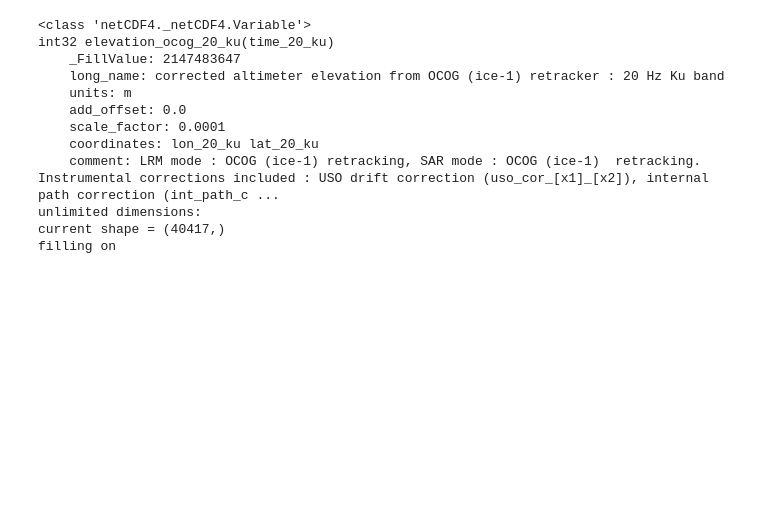
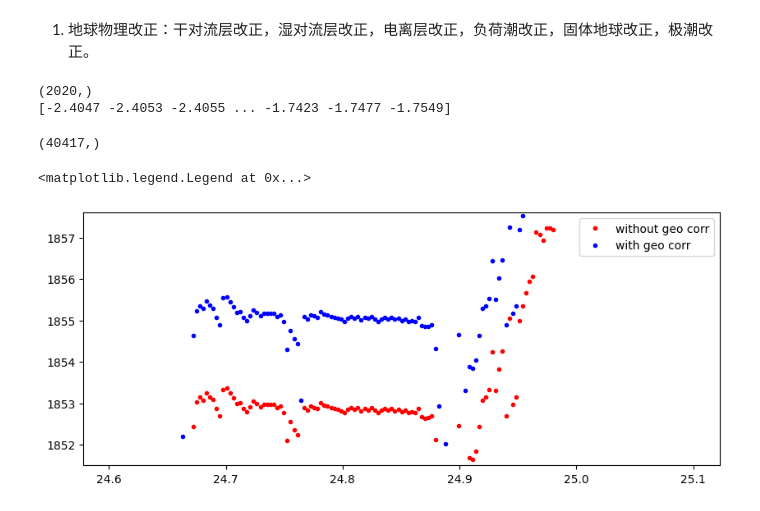
Before and after one commit to xinluo2018/satellite-altimetry-course, a Jupyter notebook: 第3章-星载雷达测高应用-12学时/Untitled0.ipynb, the cells around one changed output. Saved outputs shown, nothing was run; the diff lists cells and outputs as text; code cells hidden in the pictures; blank space fills up the shorter version.

```diff
--- a/第3章-星载雷达测高应用-12学时/Untitled0.ipynb
+++ b/第3章-星载雷达测高应用-12学时/Untitled0.ipynb
@@ -107,15 +84,19 @@ Text(0.5, 1.0, 'sentinel-3 data')
-# %%
-s3l2['elevation_ocog_20_ku']
-# %% [output]
-<class 'netCDF4._netCDF4.Variable'>
-int32 elevation_ocog_20_ku(time_20_ku)
-    _FillValue: 2147483647
-    long_name: corrected altimeter elevation from OCOG (ice-1) retracker : 20 Hz Ku band
-    units: m
-    add_offset: 0.0
-    scale_factor: 0.0001
-    coordinates: lon_20_ku lat_20_ku
-    comment: LRM mode : OCOG (ice-1) retracking, SAR mode : OCOG (ice-1)  retracking. Instrumental corrections included : USO drift correction (uso_cor_[x1]_[x2]), internal path correction (int_path_c ...
-unlimited dimensions:
-current shape = (40417,)
-filling on
+# %% [markdown]
+1. 地球物理改正：干对流层改正，湿对流层改正，电离层改正，负荷潮改正，固体地球改正，极潮改正。
+# %%
+geo_corr_01hz = ['mod_dry_tropo_cor_meas_altitude_01',
+        'mod_wet_tropo_cor_meas_altitude_01',
+        'iono_cor_gim_01_ku',
+        'load_tide_sol1_01',
+        'solid_earth_tide_01',
+        'pole_tide_01']
+
+cor_01hz = 0
+for cor_01hz_name in geo_corr_01hz:
+    cor_01hz += s3l2[cor_01hz_name][:]
+
+print(cor_01hz.shape)
+print(cor_01hz)
+# %% [output]
+(2020,)
+[-2.4047 -2.4053 -2.4055 ... -1.7423 -1.7477 -1.7549]
@@ -122 +107,37 @@ filling on
+# %%
+def hz01_hz20(data_01hz, time_01hz, time_20hz):
+    time_20hz_ = np.expand_dims(time_20hz, axis=1)
+    dif_time = abs(time_20hz_-time_01hz)
+    ind_min = dif_time.argmin(axis=1)
+    data_20hz=data_01hz[ind_min]
+    return data_20hz
+# %%
+times_20 = s3l2['time_20_ku'][:]
+times_01 = s3l2['time_01'][:]
+cor_20hz = hz01_hz20(data_01hz=cor_01hz, \
+        time_01hz=times_01, time_20hz=times_20)
+print(cor_20hz.shape)
+# %% [output]
+(40417,)
+# %%
+## 1. 没有地球物理改正的地面高
+h_ocean = s3l2['alt_20_ku'][:] - s3l2['range_ocean_20_ku'][:]
+h_ocean = h_ocean.filled(np.nan)
+
+## 2. 地球物理改正的地面高,ocean
+h_ocean_cor = s3l2['alt_20_ku'][:] - s3l2['range_ocean_20_ku'][:]-cor_20hz
+h_ocean_cor = h_ocean_cor.filled(np.nan)
+
+## 3. 地球物理改正的地面高,ocog
+h_ocog_cor = s3l2['alt_20_ku'][:] - s3l2['range_ocog_20_ku'][:]-cor_20hz
+h_ocog_cor = h_ocog_cor.filled(np.nan)
+# %%
+plt.figure(figsize=(10,4))
+plt.plot(lat_20_ku[ids], h_ocean[ids], 'r.', label='without geo corr')
+plt.plot(lat_20_ku[ids], h_ocean_cor[ids], 'b.', label='with geo corr')
+plt.ylim([1851.5, 1857.6])
+plt.legend()
+# %% [output]
+<matplotlib.legend.Legend at 0x...>
+[figure, added]
 # %%
```
Also changed, not shown: parts of 16 cells of this notebook, 23 other files.
